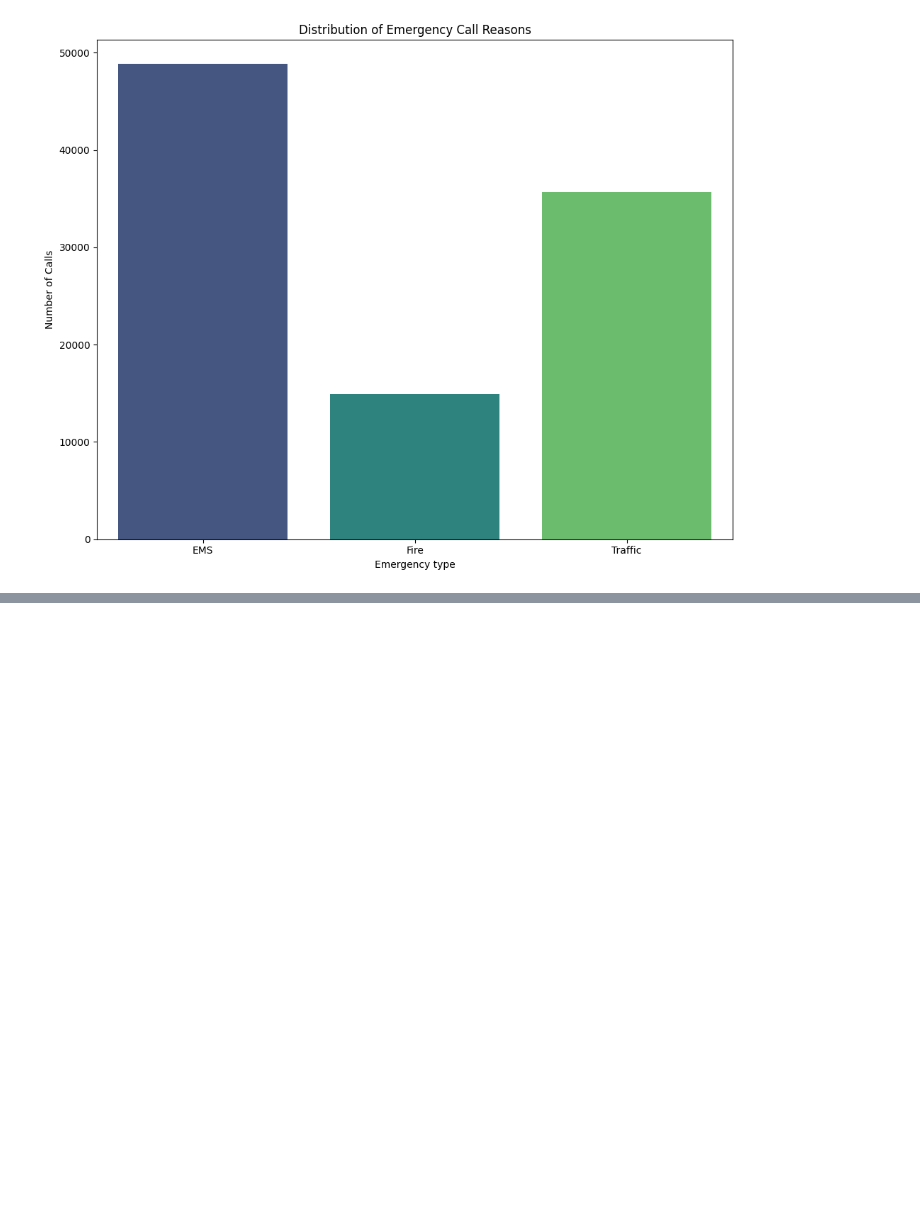
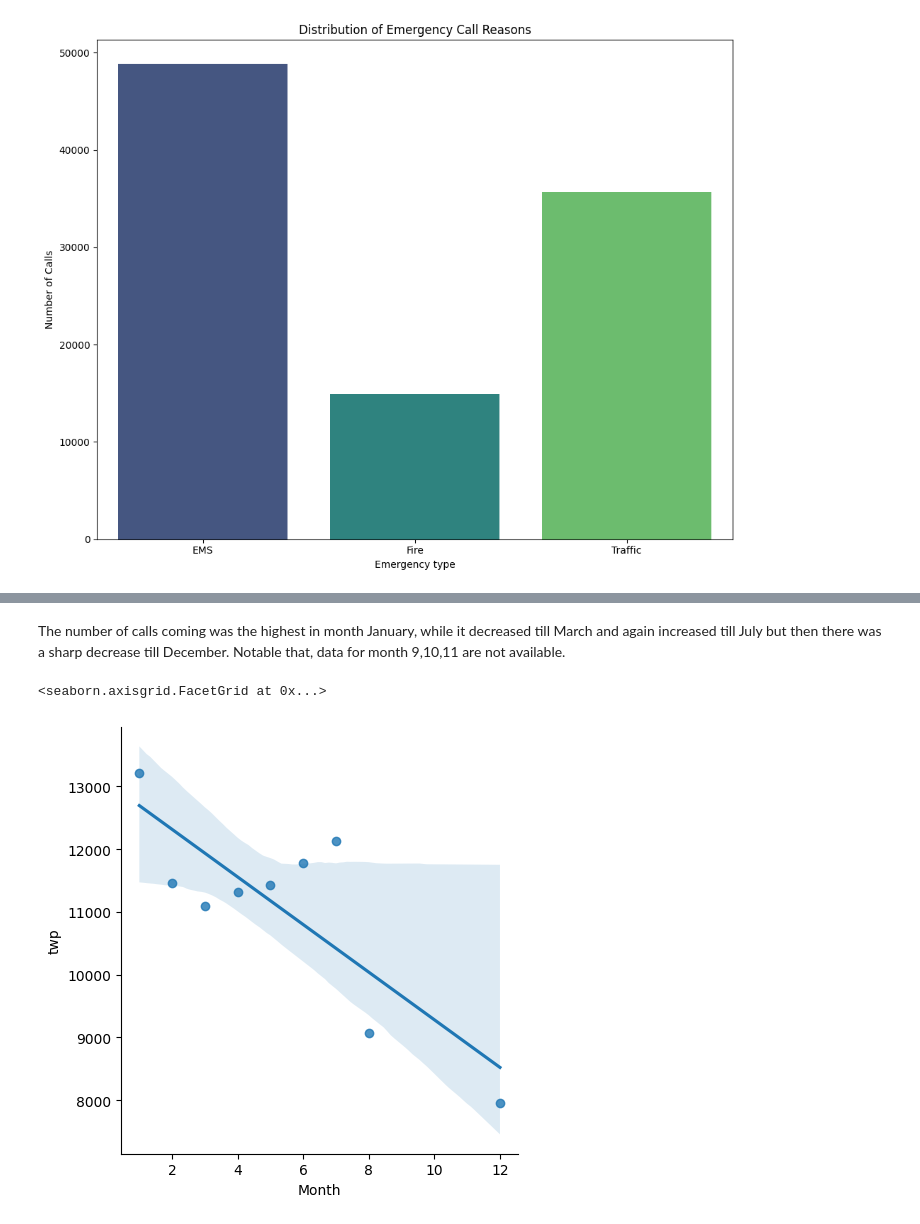
Before and after one commit to yeasiny71/911-calls-analytics, a Jupyter notebook: notebooks/eda.ipynb, the cells around one changed output, grey strips where cells are left out. Cells and saved outputs as stored; diff of their text form; code cells hidden in the pictures; blank space fills up the shorter version.

```diff
--- a/notebooks/eda.ipynb
+++ b/notebooks/eda.ipynb
@@ -142,0 +184,8 @@ plt.savefig('D:/5 month Learning/Projects/911-calls-analytics/outputs/emergency_
+# %% [markdown]
+The number of calls coming was the highest in month January, while it decreased till March and again increased till July but then there was a sharp decrease till December. Notable that, data for month 9,10,11 are not available.
+# %%
+#adding a seaborn regression plot
+sns.lmplot(x='Month', y='twp', data=byMonth.reset_index())
+# %% [output]
+<seaborn.axisgrid.FacetGrid at 0x...>
+[figure, added]
```
Also changed, not shown: parts of 33 cells of this notebook, 3 other files.
